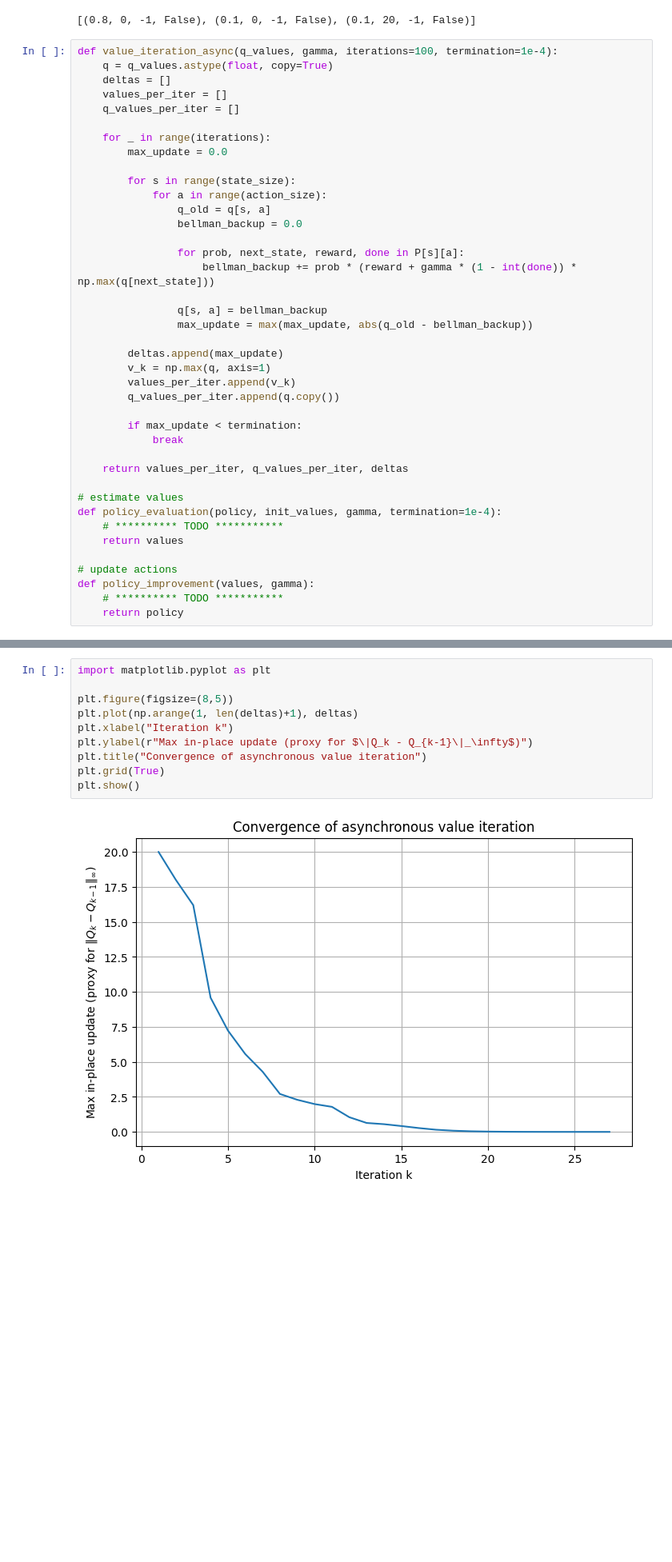
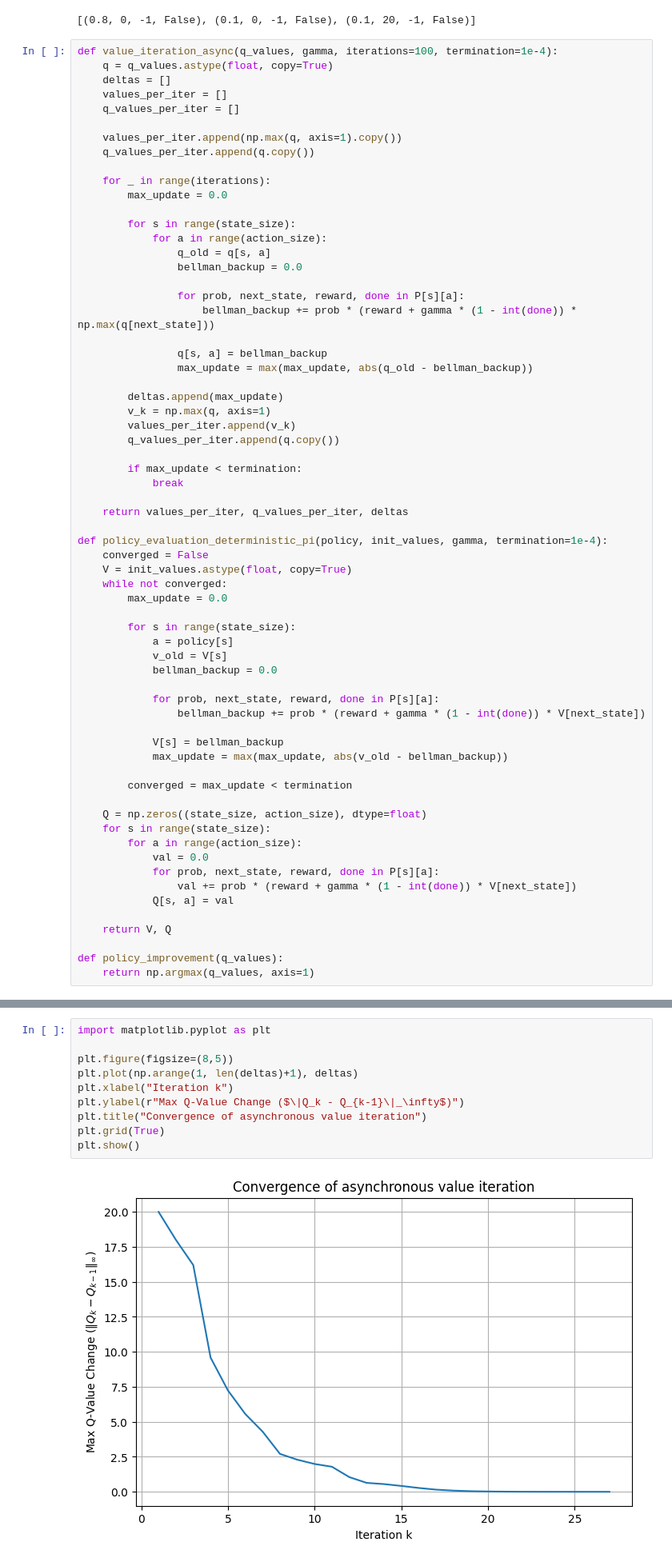
Before and after one commit to AlexandreBrown/RL-Learning-From-Data, a Jupyter notebook: hw2_starter_code(taxi).ipynb, the cells around one changed output, grey strips where cells are left out. Shown at 80% size. Drawn from its saved outputs; the diff is of its cells as text; blank space fills up the shorter version.

Commit message:
Added Policy Iteration

```diff
--- a/hw2_starter_code(taxi).ipynb
+++ b/hw2_starter_code(taxi).ipynb
@@ -323,6 +329,9 @@ def value_iteration_async(q_values, gamma, iterations=100, termination=1e-4):
     deltas = []
     values_per_iter = []
     q_values_per_iter = []
+
+    values_per_iter.append(np.max(q, axis=1).copy())
+    q_values_per_iter.append(q.copy())
 
     for _ in range(iterations):
         max_update = 0.0
@@ -348,15 +357,37 @@ def value_iteration_async(q_values, gamma, iterations=100, termination=1e-4):
 
     return values_per_iter, q_values_per_iter, deltas
 
-# estimate values
-def policy_evaluation(policy, init_values, gamma, termination=1e-4):
-    # ********** TODO ***********
-    return values
+def policy_evaluation_deterministic_pi(policy, init_values, gamma, termination=1e-4):
+    converged = False
+    V = init_values.astype(float, copy=True)
+    while not converged:
+        max_update = 0.0
 
-# update actions
-def policy_improvement(values, gamma):
-    # ********** TODO ***********
-    return policy
+        for s in range(state_size):
+            a = policy[s]
+            v_old = V[s]
+            bellman_backup = 0.0
+
+            for prob, next_state, reward, done in P[s][a]:
+                bellman_backup += prob * (reward + gamma * (1 - int(done)) * V[next_state])
+
+            V[s] = bellman_backup
+            max_update = max(max_update, abs(v_old - bellman_backup))
+
+        converged = max_update < termination
+
+    Q = np.zeros((state_size, action_size), dtype=float)
+    for s in range(state_size):
+        for a in range(action_size):
+            val = 0.0
+            for prob, next_state, reward, done in P[s][a]:
+                val += prob * (reward + gamma * (1 - int(done)) * V[next_state])
+            Q[s, a] = val
+
+    return V, Q
+
+def policy_improvement(q_values):
+    return np.argmax(q_values, axis=1)
 # %%
 q_0 = np.zeros((state_size, action_size))
 nb_iterations = 100
@@ -385,15 +422,15 @@ plt.show()
 # %%
 import matplotlib.pyplot as plt
 
 plt.figure(figsize=(8,5))
 plt.plot(np.arange(1, len(deltas)+1), deltas)
 plt.xlabel("Iteration k")
-plt.ylabel(r"Max in-place update (proxy for $\|Q_k - Q_{k-1}\|_\infty$)")
+plt.ylabel(r"Max Q-Value Change ($\|Q_k - Q_{k-1}\|_\infty$)")
 plt.title("Convergence of asynchronous value iteration")
 plt.grid(True)
 plt.show()
 # %% [output]
-[figure, old version]
+[figure, new version]
 # %%
 import numpy as np
 import matplotlib.pyplot as plt
```
Also changed, not shown: parts of 27 cells of this notebook.
